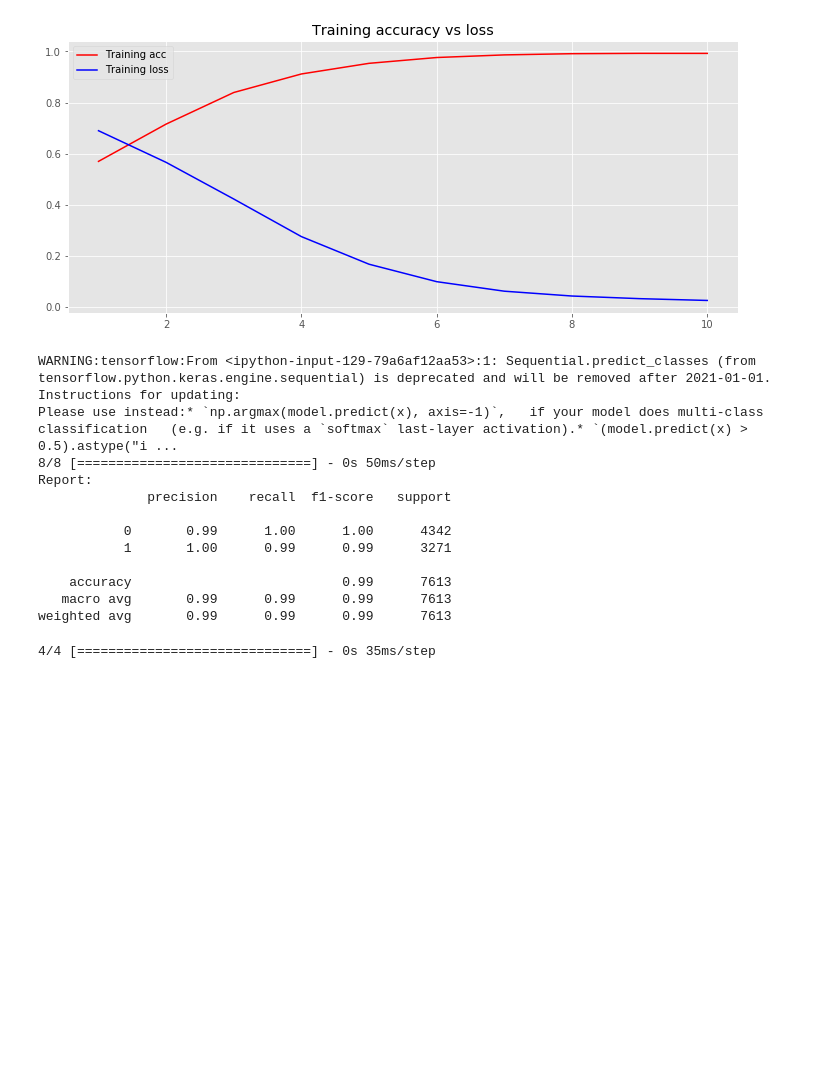
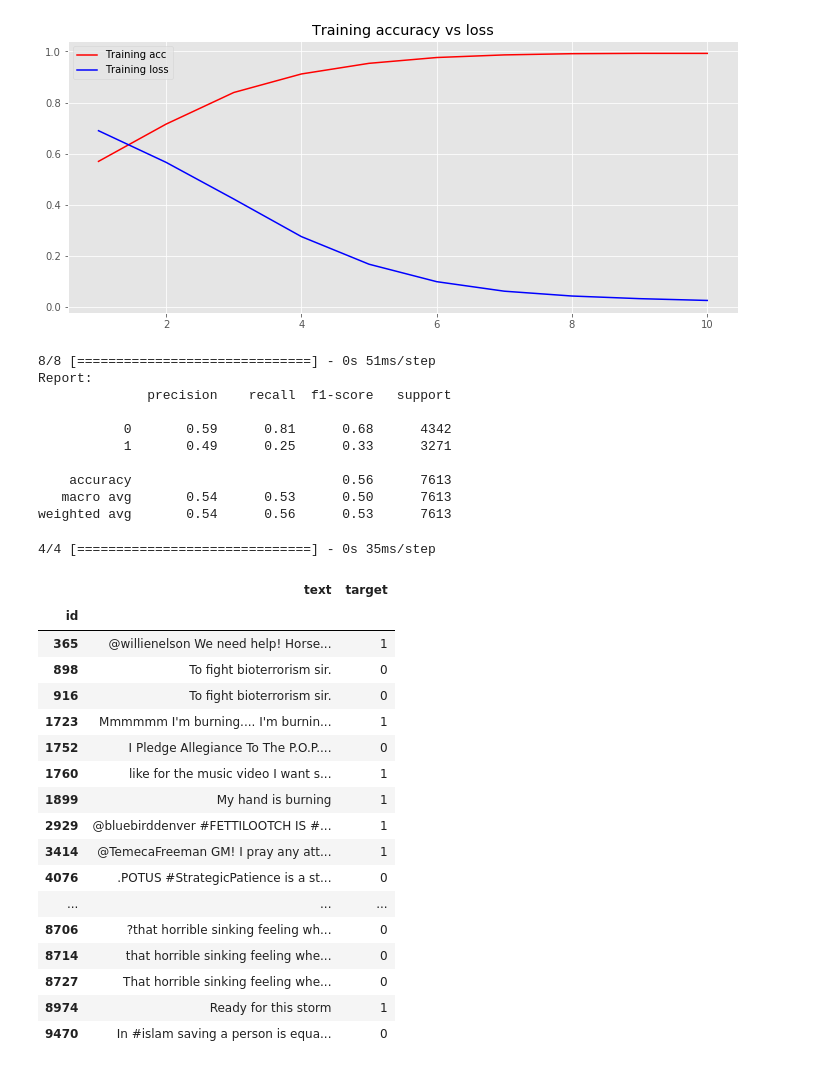
Before and after one commit to mariaCelesteCingolani/7506TP2, a Jupyter notebook: 9. Perceptron Multilayer/9_PerceptronMultilayer.ipynb, the cells around one changed output. Saved outputs shown, nothing was run; the diff lists cells and outputs as text; code cells hidden in the pictures; blank space fills up the shorter version.

```diff
--- a/9. Perceptron Multilayer/9_PerceptronMultilayer.ipynb
+++ b/9. Perceptron Multilayer/9_PerceptronMultilayer.ipynb
@@ -325,22 +323,25 @@ Epoch 10/10
 Training Accuracy: 0.9949
 [figure]
 # %%
+train_X = tokenizer.texts_to_sequences(x_train_original)
+
+# pad
+train_X = pad_sequences(train_X, maxlen=maxlen,
+                     padding="pre", truncating="post")
+
 pred_y = model2.predict_classes(train_X, batch_size=1024, verbose=1)
 print("Report: \n{}".format(classification_report(train_y, pred_y)))
 # %% [output]
-WARNING:tensorflow:From <ipython-input-129-79a6af12aa53>:1: Sequential.predict_classes (from tensorflow.python.keras.engine.sequential) is deprecated and will be removed after 2021-01-01.
-Instructions for updating:
-Please use instead:* `np.argmax(model.predict(x), axis=-1)`,   if your model does multi-class classification   (e.g. if it uses a `softmax` last-layer activation).* `(model.predict(x) > 0.5).astype("i ...
-8/8 [==============================] - 0s 50ms/step
+8/8 [==============================] - 0s 51ms/step
 Report:
               precision    recall  f1-score   support
 
-           0       0.99      1.00      1.00      4342
-           1       1.00      0.99      0.99      3271
+           0       0.59      0.81      0.68      4342
+           1       0.49      0.25      0.33      3271
 
-    accuracy                           0.99      7613
-   macro avg       0.99      0.99      0.99      7613
-weighted avg       0.99      0.99      0.99      7613
+    accuracy                           0.56      7613
+   macro avg       0.54      0.53      0.50      7613
+weighted avg       0.54      0.56      0.53      7613
 # %%
 test_X = tokenizer.texts_to_sequences(x_test_original)
 
@@ -354,3 +355,29 @@ y_test = (model2.predict(test_X, batch_size=1024, verbose=1) > 0.5).astype("int3
 submission = pd.read_csv(os.path.join('..','0_Data','dataset','sample_submission.csv'))
 submission['target'] = y_test
 submission.to_csv("submission3.csv", index=False)
+# %%
+pd.set_option('display.max_colwidth', -1)
+
+df = pd.DataFrame(x_train_original)
+df['target']= train_y
+df['clean'] = tweets_list_train
+df.loc[(pred[0] != train_y.values).values,['text','target']]
+# %% [output]
+|  | text | target |
+| id |  |  |
+| 365 | @willienelson We need help! Horse... | 1 |
+| 898 | To fight bioterrorism sir. | 0 |
+| 916 | To fight bioterrorism sir. | 0 |
+| 1723 | Mmmmmm I'm burning.... I'm burnin... | 1 |
+| 1752 | I Pledge Allegiance To The P.O.P.... | 0 |
+| 1760 | like for the music video I want s... | 1 |
+| 1899 | My hand is burning | 1 |
+| 2929 | @bluebirddenver #FETTILOOTCH IS #... | 1 |
+| 3414 | @TemecaFreeman GM! I pray any att... | 1 |
+| 4076 | .POTUS #StrategicPatience is a st... | 0 |
+| ... | ... | ... |
+| 8706 | ?that horrible sinking feeling wh... | 0 |
+| 8714 | that horrible sinking feeling whe... | 0 |
+| 8727 | That horrible sinking feeling whe... | 0 |
+| 8974 | Ready for this storm | 1 |
+| 9470 | In #islam saving a person is equa... | 0 |
```
Also changed, not shown: parts of 26 cells of this notebook, 4 other files.
